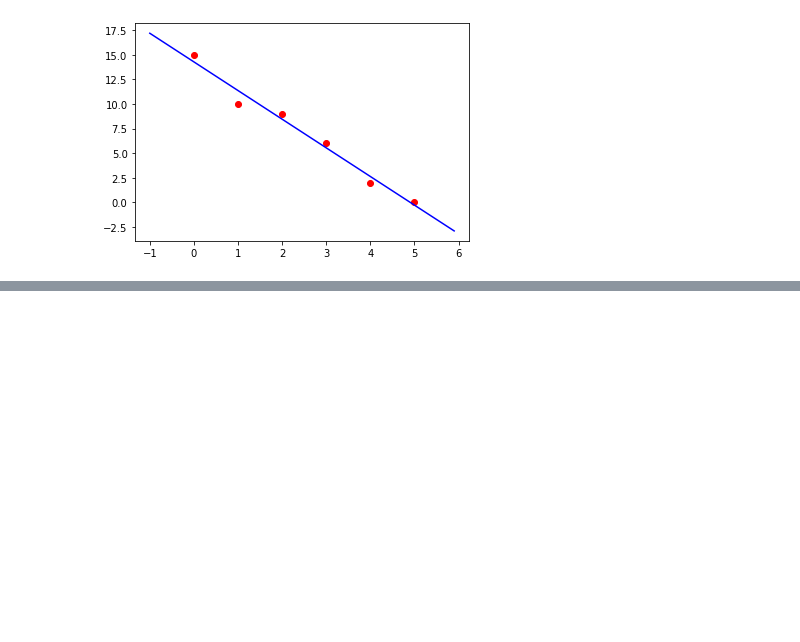
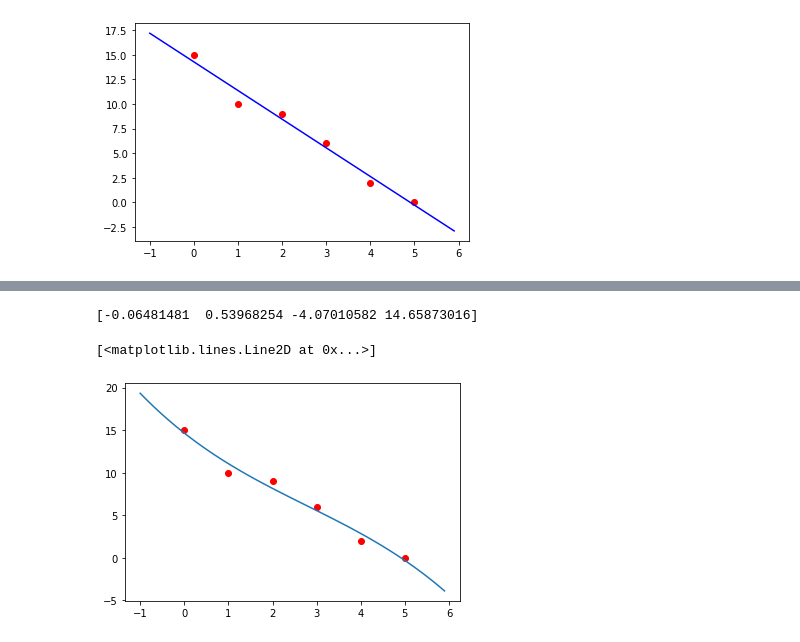
Before and after one commit to physicsYTU/FIZ4610-Computational-Physics, a Jupyter notebook: curvefitting.ipynb, the cells around one changed output, grey strips where cells are left out. Saved outputs shown, nothing was run; the diff lists cells and outputs as text; code cells hidden in the pictures; blank space fills up the shorter version.

```diff
--- a/curvefitting.ipynb
+++ b/curvefitting.ipynb
@@ -80,0 +216,29 @@ y(x)= -2.914285714294253 *x + 14.285714285743266
+# %%
+import numpy as np
+import matplotlib.pyplot as plt
+# Original Data
+x = [0, 1, 2, 3, 4, 5]
+y = [15, 10, 9, 6, 2, 0]
+plt.plot(x,y, 'or')
+
+# Set Model order
+
+model_order = 3
+# Find Model
+p = np.polyfit(x, y, model_order)
+
+print(p)
+
+# Plot the Model
+xstart = -1
+xstop = 6
+increment = 0.1
+
+xmodeldata = np.arange(xstart,xstop,increment)
+ymodel = np.polyval(p, xmodeldata)
+
+plt.plot(xmodeldata,ymodel)
+# %% [output]
+[-0.06481481  0.53968254 -4.07010582 14.65873016]
+[<matplotlib.lines.Line2D at 0x...>]
+[figure, added]
```
Also changed, not shown: parts of 8 cells of this notebook.
